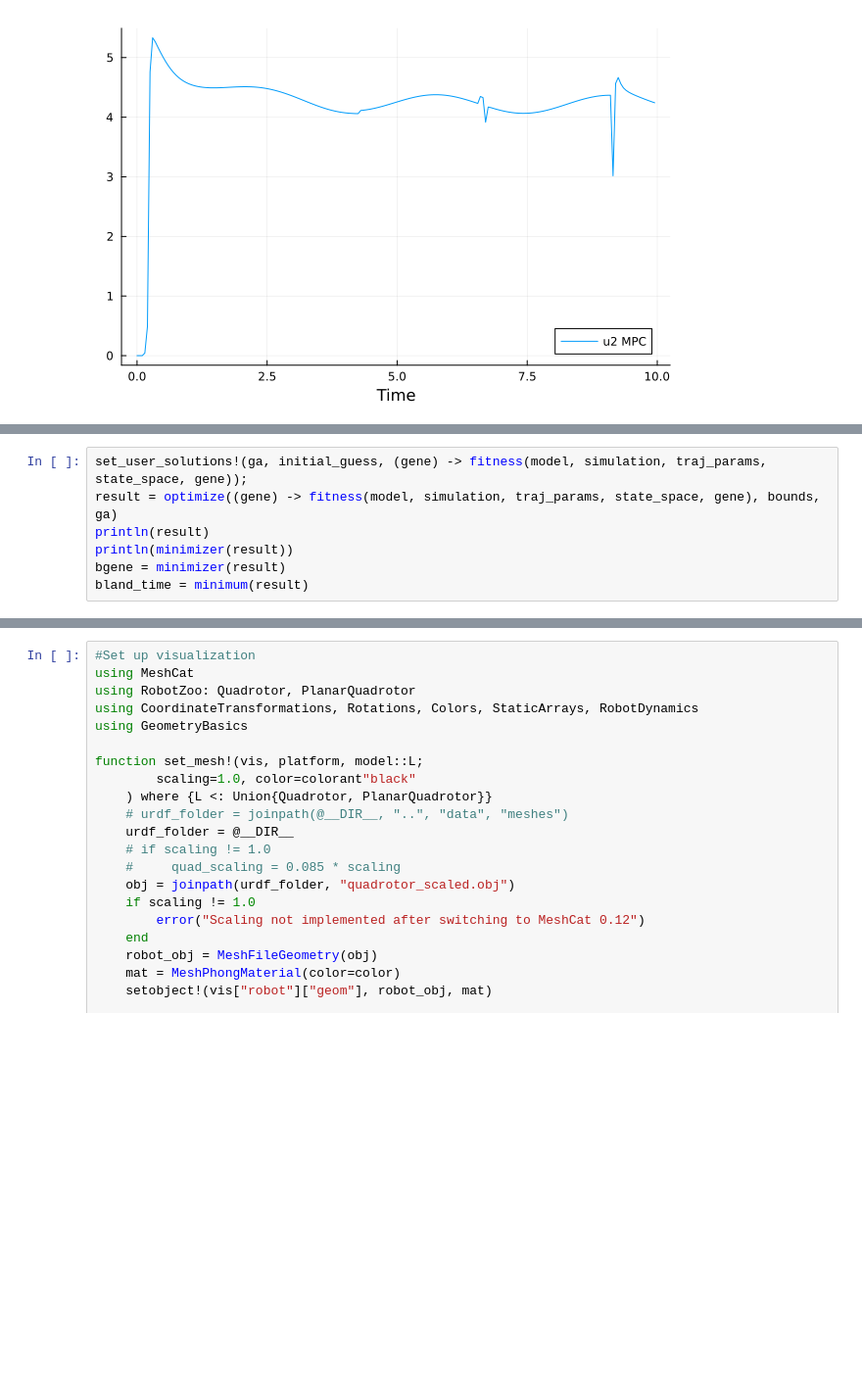
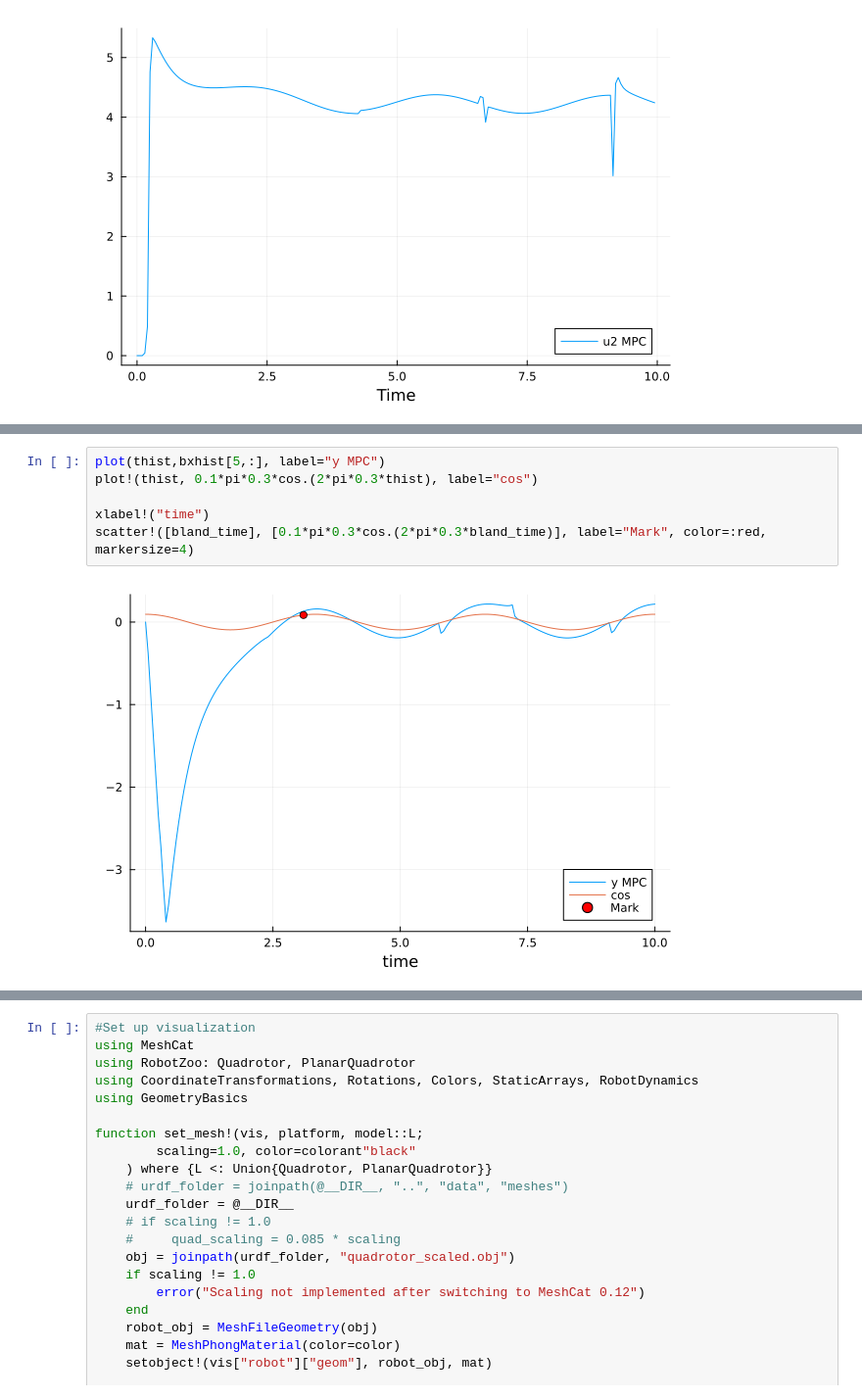
Before and after one commit to CarlosCraveiro/landing_quadrotor_on_osc_platforms, a Jupyter notebook: notebooks/mpc.ipynb, the cells around one changed output, grey strips where cells are left out. Shown at 98% size. Cells and saved outputs as stored; diff of their text form; blank space fills up the shorter version.

```diff
--- a/notebooks/mpc.ipynb
+++ b/notebooks/mpc.ipynb
@@ -685,7 +714,0 @@ ga = GA(;
-# %%
-set_user_solutions!(ga, initial_guess, (gene) -> fitness(model, simulation, traj_params, state_space, gene));
-result = optimize((gene) -> fitness(model, simulation, traj_params, state_space, gene), bounds, ga)
-println(result)
-println(minimizer(result))
-bgene = minimizer(result)
-bland_time = minimum(result)
@@ -818,0 +715,8 @@ scatter!([bland_time], [bxhist[2,trunc(Int, bland_time/simulation.h)]], label="M
+# %%
+plot(thist,bxhist[5,:], label="y MPC")
+plot!(thist, 0.1*pi*0.3*cos.(2*pi*0.3*thist), label="cos")
+
+xlabel!("time")
+scatter!([bland_time], [0.1*pi*0.3*cos.(2*pi*0.3*bland_time)], label="Mark", color=:red, markersize=4)
+# %% [output]
+[figure, added]
```
Also changed, not shown: parts of 18 cells of this notebook.
